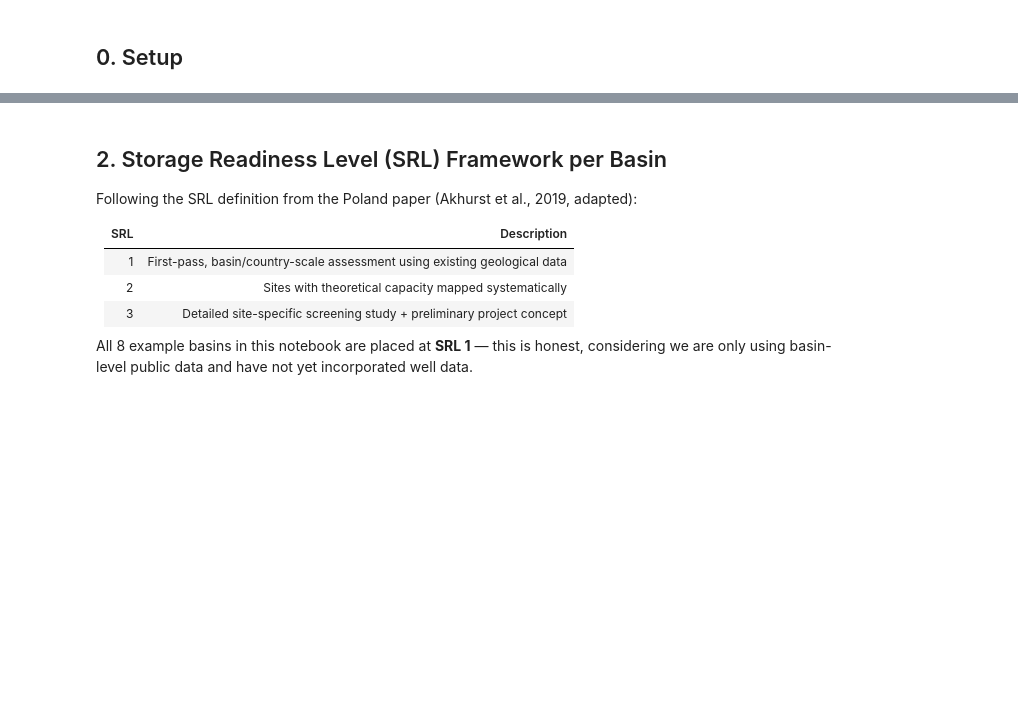
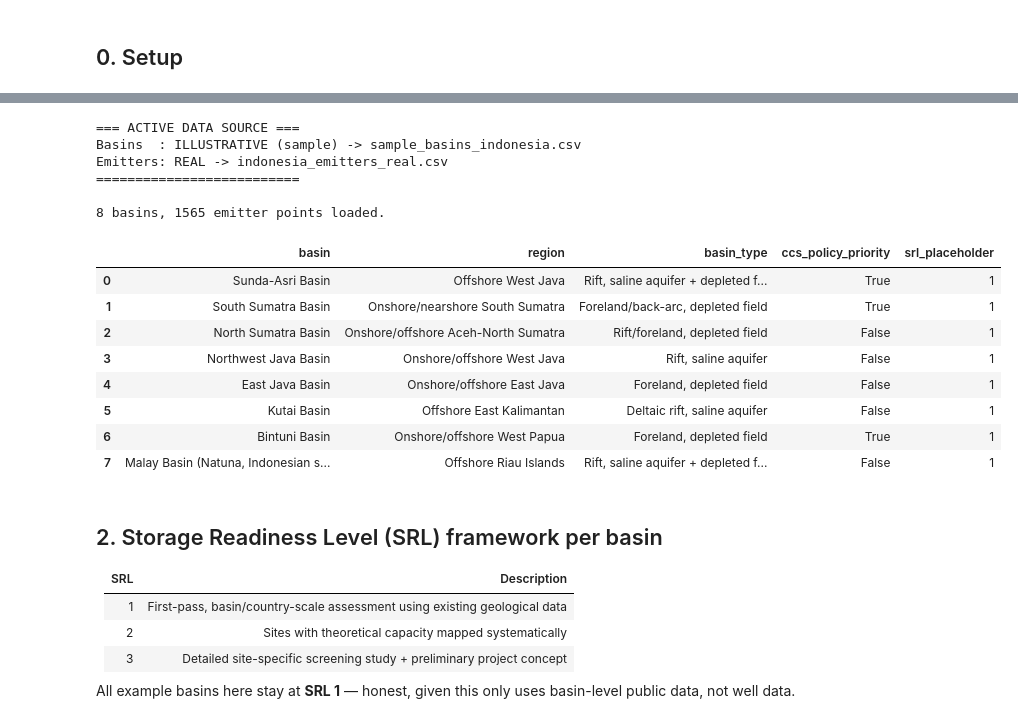
Before and after one commit to Arsyrahmatullah/ccs-screening, a Jupyter notebook: notebooks/00_tier1_national_screening.ipynb, the cells around one changed output, grey strips where cells are left out. Cells and saved outputs as stored; diff of their text form; code cells hidden in the pictures; blank space fills up the shorter version.

```diff
--- a/notebooks/00_tier1_national_screening.ipynb
+++ b/notebooks/00_tier1_national_screening.ipynb
@@ -111,7 +56,61 @@ Successfully loaded 8 basin records and 1565 emission points.
+# %%
+
+real_basins_path = REPO_ROOT / cfg["paths"]["real"]["basins_processed"]
+real_emitters_path = REPO_ROOT / cfg["paths"]["real"]["emitters"]
+sample_basins_path = REPO_ROOT / cfg["paths"]["sample"]["basins"]
+sample_emitters_path = REPO_ROOT / cfg["paths"]["sample"]["emitters"]
+
+# Make sure the illustrative fallback files exist (safe to call repeatedly)
+if not sample_basins_path.exists() or not sample_emitters_path.exists():
+    subprocess.run([sys.executable, str(REPO_ROOT / "src" / "fetch_open_data.py"), "--mode", "sample"], check=True)
+
+print("=== ACTIVE DATA SOURCE ===")
+if real_basins_path.exists():
+    basins_path, basins_source = real_basins_path, "REAL"
+else:
+    basins_path, basins_source = sample_basins_path, "ILLUSTRATIVE (sample)"
+print(f"Basins  : {basins_source} -> {basins_path.name}")
+
+if real_emitters_path.exists():
+    emitters_path, emitters_source = real_emitters_path, "REAL"
+else:
+    emitters_path, emitters_source = sample_emitters_path, "ILLUSTRATIVE (sample)"
+print(f"Emitters: {emitters_source} -> {emitters_path.name}")
+print("==========================\n")
+
+basins = pd.read_csv(basins_path)
+emitters = pd.read_csv(emitters_path)
+
+# Align column names in case real data uses different conventions
+# (e.g. GEM-style "Latitude"/"Longitude" instead of "lat"/"lon").
+emitters = emitters.rename(columns={
+    "Latitude": "lat", "Longitude": "lon", "annual_co2_mtpa": "capacity_mtpa_co2_est",
+})
+if "name" not in emitters.columns:
+    emitters["name"] = emitters.get("Plant name", "unnamed_emitter")
+if "sector" not in emitters.columns:
+    emitters["sector"] = "unknown"
+
+print(f"{len(basins)} basins, {len(emitters)} emitter points loaded.")
+basins[["basin", "region", "basin_type", "ccs_policy_priority", "srl_placeholder"]]
+# %% [output]
+=== ACTIVE DATA SOURCE ===
+Basins  : ILLUSTRATIVE (sample) -> sample_basins_indonesia.csv
+Emitters: REAL -> indonesia_emitters_real.csv
+==========================
+
+8 basins, 1565 emitter points loaded.
+|  | basin | region | basin_type | ccs_policy_priority | srl_placeholder |
+| 0 | Sunda-Asri Basin | Offshore West Java | Rift, saline aquifer + depleted f... | True | 1 |
+| 1 | South Sumatra Basin | Onshore/nearshore South Sumatra | Foreland/back-arc, depleted field | True | 1 |
+| 2 | North Sumatra Basin | Onshore/offshore Aceh-North Sumatra | Rift/foreland, depleted field | False | 1 |
+| 3 | Northwest Java Basin | Onshore/offshore West Java | Rift, saline aquifer | False | 1 |
+| 4 | East Java Basin | Onshore/offshore East Java | Foreland, depleted field | False | 1 |
+| 5 | Kutai Basin | Offshore East Kalimantan | Deltaic rift, saline aquifer | False | 1 |
+| 6 | Bintuni Basin | Onshore/offshore West Papua | Foreland, depleted field | True | 1 |
+| 7 | Malay Basin (Natuna, Indonesian s... | Offshore Riau Islands | Rift, saline aquifer + depleted f... | False | 1 |
 # %% [markdown]
-## 2. Storage Readiness Level (SRL) Framework per Basin
-
-Following the SRL definition from the Poland paper (Akhurst et al., 2019, adapted):
+## 2. Storage Readiness Level (SRL) framework per basin
 
 | SRL | Description |
 |---|---|
@@ -119,5 +118,6 @@ Following the SRL definition from the Poland paper (Akhurst et al., 2019, adapte
 | 2 | Sites with theoretical capacity mapped systematically |
 | 3 | Detailed site-specific screening study + preliminary project concept |
 
-All 8 example basins in this notebook are placed at **SRL 1** — this is honest, considering we are only using basin-level public data and have not yet incorporated well data.
+All example basins here stay at **SRL 1** — honest, given this only uses
+basin-level public data, not well data.
 # %%
```
Also changed, not shown: parts of 16 cells of this notebook, 27 other files.
